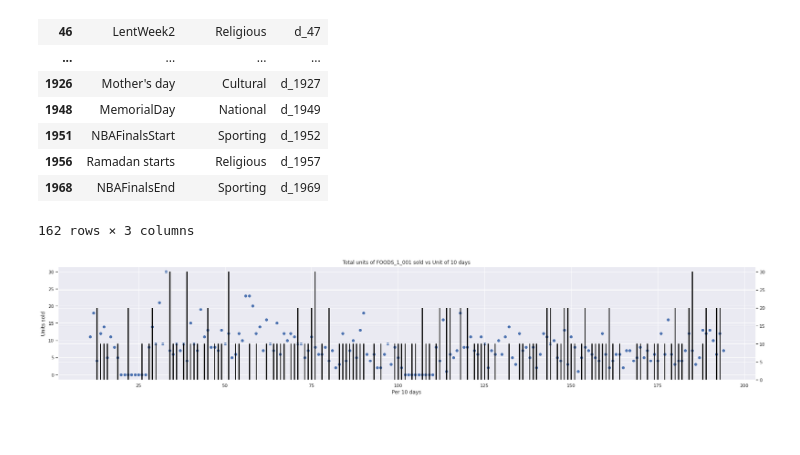
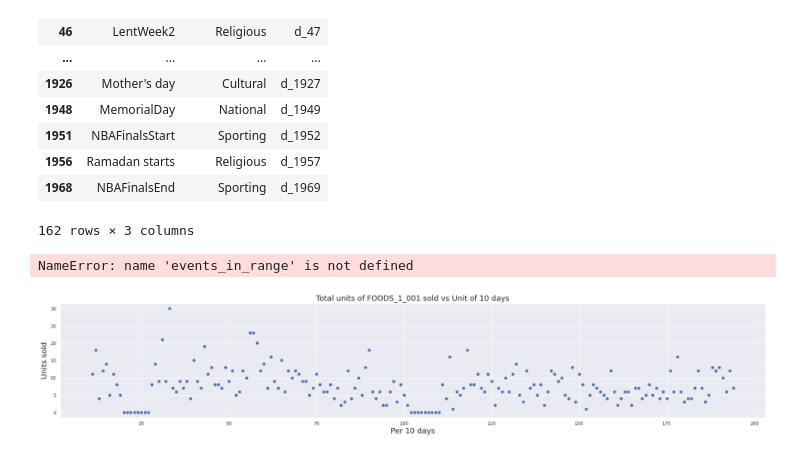
Before and after one commit to Rohan-Agarwal-Developer/walmart-sales-predictions, a Jupyter notebook: visualizations.ipynb, the cells around one changed output. Saved outputs shown, nothing was run; the diff lists cells and outputs as text; code cells hidden in the pictures; blank space fills up the shorter version.

```diff
--- a/visualizations.ipynb
+++ b/visualizations.ipynb
@@ -102,25 +130,17 @@ plt.show()
 # %%
+#Utility Functions
 def sales_in_range(data, r):
-    x = []; y = []
+    x = np.array([]); y = np.array([])
     for i in range(0,1941,r):
         if (i + r <= 1941):
-            x.append(i // r + 1)
-            y.append(sum(data[i:i+r]))
+            x = np.append(x, i // r + 1)
+            y = np.append(y, sum(data[i:i+r]))
     return x, y
-
-def events_in_range(data, r):
-    x = []; y = []
-    for i in range(0,1941,r):
-        if (i + r <= 1941):
-            x.append(i // r + 1)
-            y.append(10 * (r - data[i:i+r].count(None)))
-    return x, y
-
 def get_sell_plot(rows):
     price_plot_x, price_plot_y = range(1,283), [0] * 282
     for index, row in rows.iterrows():
         yr, wk = int(str(row['wm_yr_wk'])[1:3]), int(str(row['wm_yr_wk'])[3:])
-        price_plot_y[52 * (yr - 11) + wk - 4] = row['sell_price'] + price_plot_y[52 * (yr - 11) + wk - 4]
+        price_plot_y[52 * (yr - 11) + wk - 25] = row['sell_price'] + price_plot_y[52 * (yr - 11) + wk - 25]
     return price_plot_x, price_plot_y
 # %%
 item_id = 'FOODS_1_001'
@@ -249,22 +278,23 @@ for index, row  in event_calender.iterrows():
 # %%
 item_id = 'FOODS_1_001'
 store_id = 'CA_1'
 example = data[(data['item_id'] == item_id) & (data['store_id'] == 'CA_1')].to_numpy()[0][6:]
 
 r = 10; start = 10
 x, y = sales_in_range(example, r)
 
 fig, ax = plt.subplots()
 fig.set_figheight(5)
 fig.set_figwidth(30)
 ax.scatter(x[start:], y[start:])
-ax.set_xlabel(f'Per {r} days')
-ax.set_ylabel('Units sold')
-ax.set_title(f'Total units of {item_id} sold vs Unit of {r} days')
+ax.set_xlabel(f'Per {r} days', fontsize=18)
+ax.set_ylabel('Units sold', fontsize=18)
+ax.set_title(f'Total units of {item_id} sold vs Unit of {r} days', fontsize=18)
 fest_bar_x, fest_bar_y = x.copy() ,[0 if val == None else 1 for val in events[:1941]]
 fest_bar_x, fest_bar_y = events_in_range(events, r)
 ax2 = ax.twinx()
 ax2.bar(fest_bar_x[start:], fest_bar_y[start:], color='black', width=0.2, edgecolor='black')
 plt.show()
 # %% [output]
+NameError: name 'events_in_range' is not defined
-[figure, old version]
+[figure, new version]
```
Also changed, not shown: parts of 21 cells of this notebook, 2 other files.
